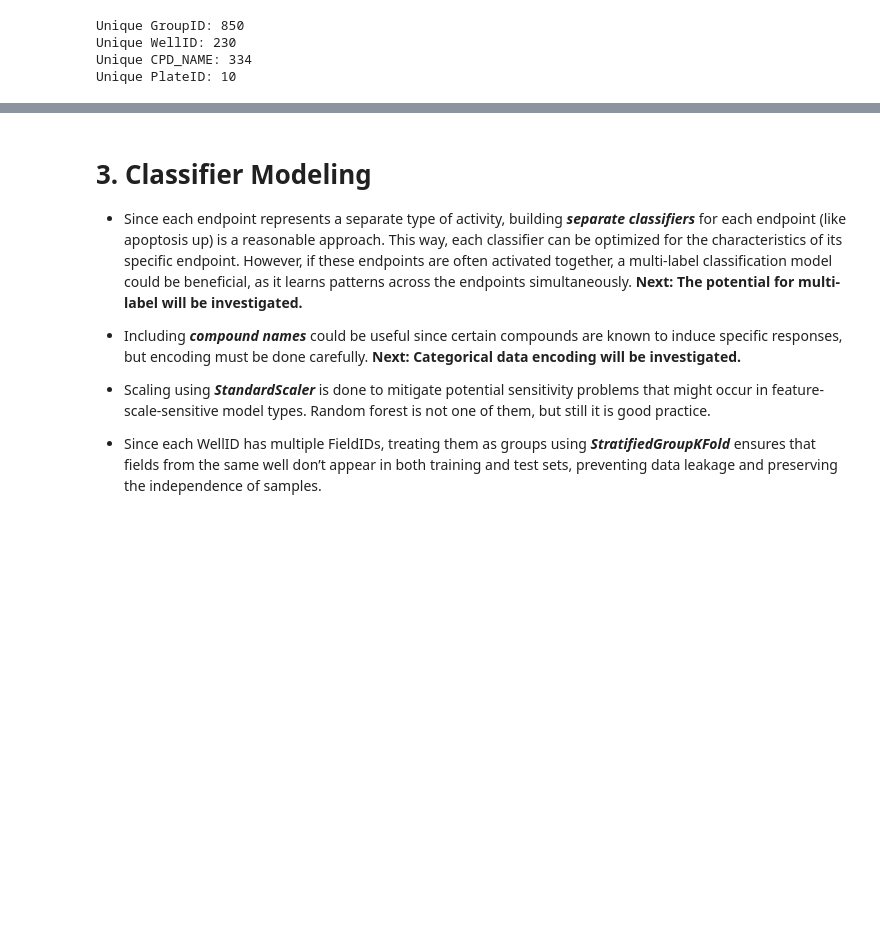
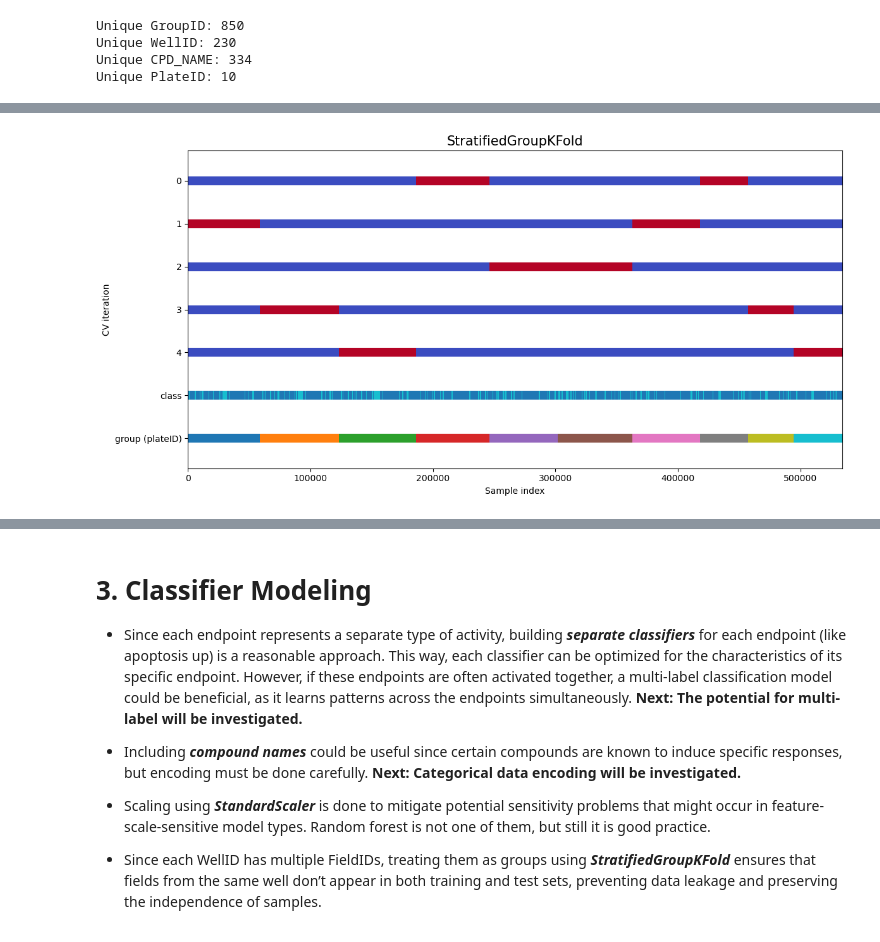
Before and after one commit to emreguler97/project-vermeer, a Jupyter notebook: project_vermeer.ipynb, the cells around one changed output, grey strips where cells are left out. Cells and saved outputs as stored; diff of their text form; code cells hidden in the pictures; blank space fills up the shorter version.

```diff
--- a/project_vermeer.ipynb
+++ b/project_vermeer.ipynb
@@ -186,0 +204,15 @@ Bray et al. (2017)’s research uses the raw image data of, and includes highly
+# %%
+columns_dict = get_db_columns(get_db_cursor(db_path='../Data/bray2017/24278/extracted_features/24278.sqlite'))
+feature_categories = []
+
+for table_name, columns in columns_dict.items():
+    for col in columns:
+        parts = col.split(sep='_', maxsplit=2)
+        if len(parts) == 3:
+            feature_categories.append({
+                'Table': parts[0],
+                'Category': parts[1],
+                'Column': col})
+
+sql_columns_df = pd.DataFrame(feature_categories)
+sql_columns_df.groupby(['Table', 'Category']).count().sort_values(by=['Table', 'Column'], ascending=False)
@@ -213,7 +356,7 @@ def load_dataframes(analysis_mode: str):
         t1 = time.time()
 
         # update path to the sqlite database
-        db_path = '../Data/bray2017/'+str(plate)+'/extracted_features/'+str(plate)+'.sqlite'
+        db_path = f'../Data/bray2017/{str(plate)}/extracted_features/{str(plate)}.sqlite'
         # update db connector and cursor
         conn = get_db_conn(db_path=db_path)
         cursor = get_db_cursor(db_path=db_path)
@@ -1932 +2175,66 @@ Unique PlateID: 10
+# %%
+# Get unique groups and assign colors
+unique_groups = biomorph_cell_stats['PlateID'].unique()
+group_colors = {group: matplotlib.colormaps['tab10'](i / len(unique_groups)) for i, group in enumerate(unique_groups)}
+
+def plot_cv_indices(cv, X, y, group, ax, n_splits, lw=10):
+    """Create a sample plot for indices of a cross-validation object."""
+    use_groups = "Group" in type(cv).__name__
+    groups = group if use_groups else None
+
+    # Generate the training/testing visualizations for each CV split
+    for ii, (train_idx, test_idx) in enumerate(cv.split(X=X, y=y, groups=groups)):
+        # Fill in indices with the training/test groups
+        indices = np.full(len(X), np.nan)  # Start with NaNs for empty spots
+        indices[test_idx] = 1  # Mark test indices as 1
+        indices[train_idx] = 0  # Mark train indices as 0
+
+        # Visualize the results
+        ax.scatter(
+            range(len(indices)),
+            [ii + 0.5] * len(indices),
+            c=indices,
+            marker="_",
+            lw=lw,
+            cmap="coolwarm",
+            vmin=0, vmax=1,  # Specify limits for color mapping
+        )
+
+    # Plot the data classes at the end
+    ax.scatter(
+        range(len(X)), [n_splits + 0.5] * len(X), c=y, marker="_", lw=lw, cmap="tab10"
+    )
+
+    # Plot the groups at the end using a distinct color for each group
+    group_colors_mapped = [group_colors[g] for g in group]  # Map each group to its assigned color
+    ax.scatter(
+        range(len(X)), [n_splits + 1.5] * len(X), c=group_colors_mapped, marker="_", lw=lw
+    )
+
+    # Formatting
+    yticklabels = list(range(n_splits)) + ["class", "group (plateID)"]
+    ax.set(
+        yticks=np.arange(n_splits + 2) + 0.5,
+        yticklabels=yticklabels,
+        xlabel="Sample index",
+        ylabel="CV iteration",
+        ylim=[n_splits + 2.2, -0.2],
+        xlim=[0, len(X)]
+    )
+    ax.set_title(f"{type(cv).__name__}", fontsize=15)
+    return ax
+
+# Initialize data for plotting
+fig, ax = plt.subplots(figsize=(12, 6))
+n_splits = 5
+cv = StratifiedGroupKFold(n_splits=n_splits)
+y = biomorph_cell_stats['apoptosis up']
+X = biomorph_cell_stats[areashape_features]
+groups = biomorph_cell_stats['PlateID']
+
+# Plot cross-validation indices
+plot_cv_indices(cv, X, y, groups, ax, n_splits)
+plt.tight_layout()
+# %% [output]
+[figure, added]
 # %% [markdown]
```
Also changed, not shown: parts of 76 cells of this notebook.
